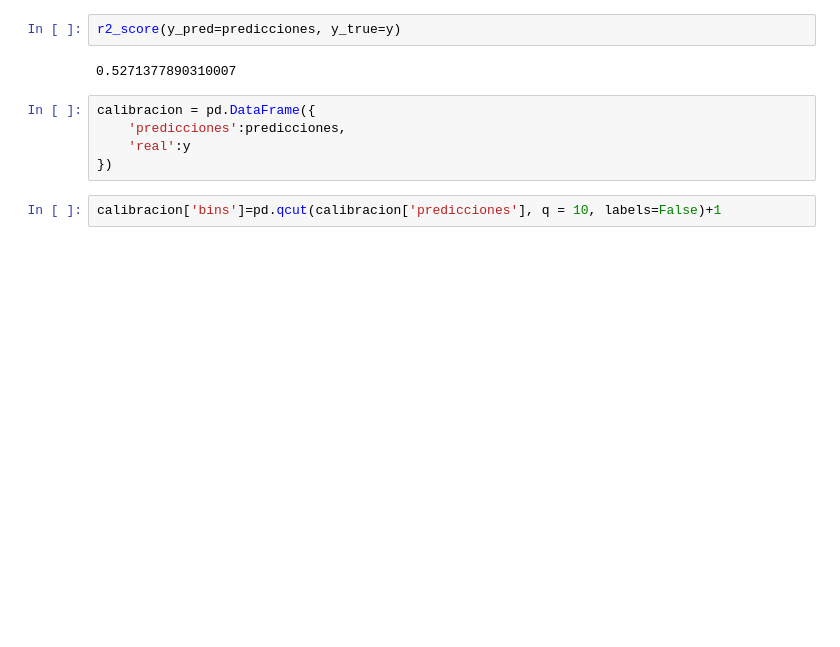
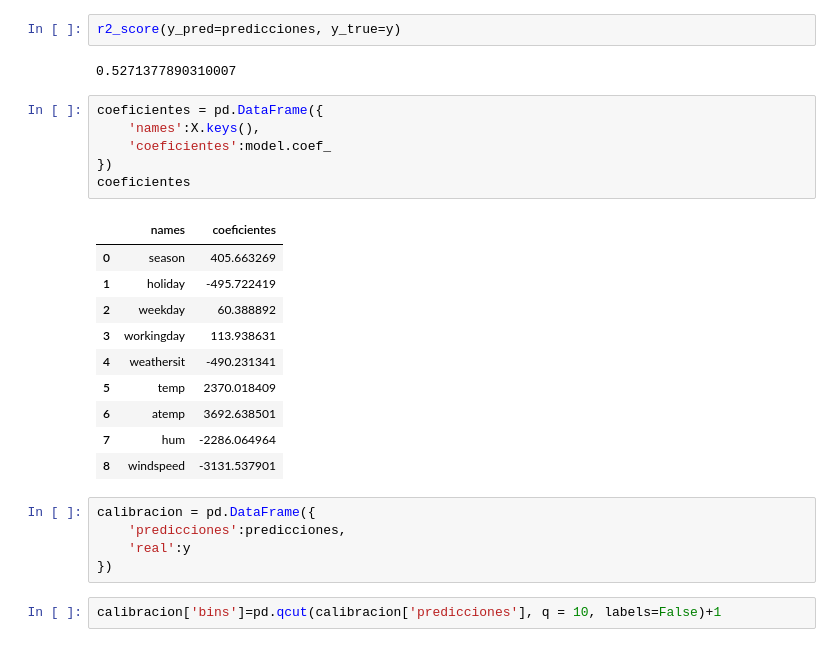
Before and after one commit to Rolando1708/Analisis_de_Aprendizaje_Estadistico, a Jupyter notebook: Parcial 1/Tarea 2, regresion lineal multiple.ipynb, the cells around one changed output. Cells and saved outputs as stored; diff of their text form; blank space fills up the shorter version.

```diff
--- a/Parcial 1/Tarea 2, regresion lineal multiple.ipynb
+++ b/Parcial 1/Tarea 2, regresion lineal multiple.ipynb
@@ -86,6 +86,23 @@ predicciones = model.predict(X)
 r2_score(y_pred=predicciones, y_true=y)
 # %% [output]
 0.5271377890310007
+# %%
+coeficientes = pd.DataFrame({
+    'names':X.keys(),
+    'coeficientes':model.coef_
+})
+coeficientes
+# %% [output]
+|  | names | coeficientes |
+| 0 | season | 405.663269 |
+| 1 | holiday | -495.722419 |
+| 2 | weekday | 60.388892 |
+| 3 | workingday | 113.938631 |
+| 4 | weathersit | -490.231341 |
+| 5 | temp | 2370.018409 |
+| 6 | atemp | 3692.638501 |
+| 7 | hum | -2286.064964 |
+| 8 | windspeed | -3131.537901 |
 # %%
 calibracion = pd.DataFrame({
     'predicciones':predicciones,
```
